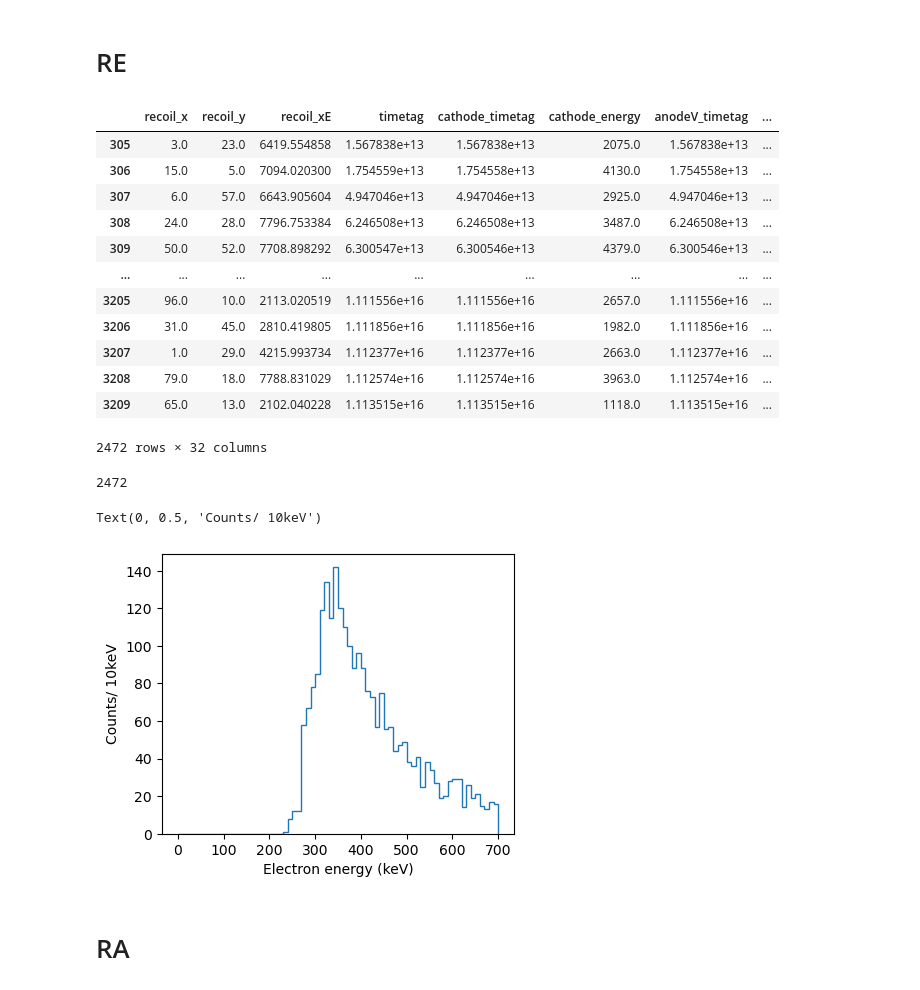
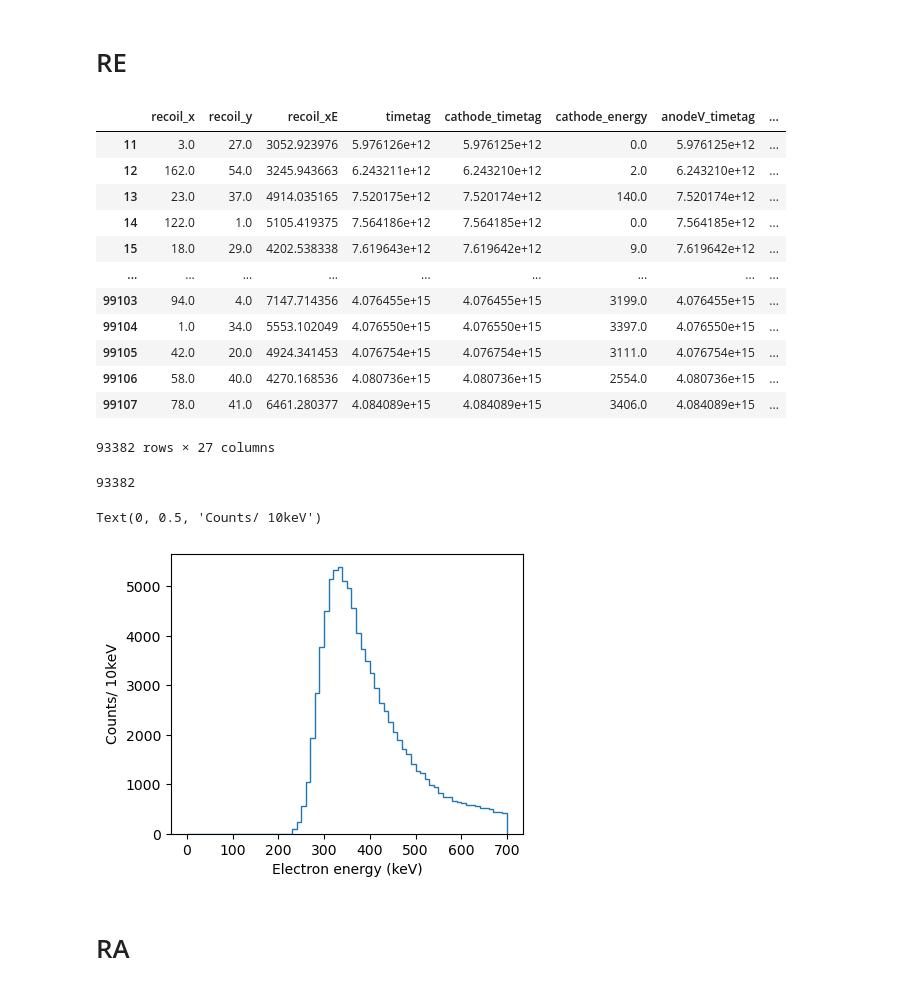
Before and after one commit to JChads4/ppac_code, a Jupyter notebook: analysis_notebook.ipynb, the cells around one changed output. Drawn from its saved outputs; the diff is of its cells as text; code cells hidden in the pictures.

```diff
--- a/analysis_notebook.ipynb
+++ b/analysis_notebook.ipynb
@@ -113,30 +118,30 @@ if len(df_REA) >0:
 # %%
 df = data["final_correlated"]
 df_RE = df[df["chain"] == "RE"]
 display(df_RE)
 print(len(df_RE))
 plt.figure(figsize=(10,8))
 plt.subplot(221)
-plt.hist(df_RE['electron_xE'], histtype='step',bins=70, range=(0,700))
+plt.hist(df_RE['electron1_xE'], histtype='step',bins=70, range=(0,700))
 plt.xlabel('Electron energy (keV)')
 plt.ylabel(r'Counts/ 10keV')
 # %% [output]
 |  | recoil_x | recoil_y | recoil_xE | timetag | cathode_timetag | cathode_energy | anodeV_timetag | ... |
-| 305 | 3.0 | 23.0 | 6419.554858 | 1.567838e+13 | 1.567838e+13 | 2075.0 | 1.567838e+13 | ... |
-| 306 | 15.0 | 5.0 | 7094.020300 | 1.754559e+13 | 1.754558e+13 | 4130.0 | 1.754558e+13 | ... |
-| 307 | 6.0 | 57.0 | 6643.905604 | 4.947046e+13 | 4.947046e+13 | 2925.0 | 4.947046e+13 | ... |
-| 308 | 24.0 | 28.0 | 7796.753384 | 6.246508e+13 | 6.246508e+13 | 3487.0 | 6.246508e+13 | ... |
-| 309 | 50.0 | 52.0 | 7708.898292 | 6.300547e+13 | 6.300546e+13 | 4379.0 | 6.300546e+13 | ... |
+| 11 | 3.0 | 27.0 | 3052.923976 | 5.976126e+12 | 5.976125e+12 | 0.0 | 5.976125e+12 | ... |
+| 12 | 162.0 | 54.0 | 3245.943663 | 6.243211e+12 | 6.243210e+12 | 2.0 | 6.243210e+12 | ... |
+| 13 | 23.0 | 37.0 | 4914.035165 | 7.520175e+12 | 7.520174e+12 | 140.0 | 7.520174e+12 | ... |
+| 14 | 122.0 | 1.0 | 5105.419375 | 7.564186e+12 | 7.564185e+12 | 0.0 | 7.564185e+12 | ... |
+| 15 | 18.0 | 29.0 | 4202.538338 | 7.619643e+12 | 7.619642e+12 | 9.0 | 7.619642e+12 | ... |
 | ... | ... | ... | ... | ... | ... | ... | ... | ... |
-| 3205 | 96.0 | 10.0 | 2113.020519 | 1.111556e+16 | 1.111556e+16 | 2657.0 | 1.111556e+16 | ... |
-| 3206 | 31.0 | 45.0 | 2810.419805 | 1.111856e+16 | 1.111856e+16 | 1982.0 | 1.111856e+16 | ... |
-| 3207 | 1.0 | 29.0 | 4215.993734 | 1.112377e+16 | 1.112377e+16 | 2663.0 | 1.112377e+16 | ... |
-| 3208 | 79.0 | 18.0 | 7788.831029 | 1.112574e+16 | 1.112574e+16 | 3963.0 | 1.112574e+16 | ... |
-| 3209 | 65.0 | 13.0 | 2102.040228 | 1.113515e+16 | 1.113515e+16 | 1118.0 | 1.113515e+16 | ... |
+| 99103 | 94.0 | 4.0 | 7147.714356 | 4.076455e+15 | 4.076455e+15 | 3199.0 | 4.076455e+15 | ... |
+| 99104 | 1.0 | 34.0 | 5553.102049 | 4.076550e+15 | 4.076550e+15 | 3397.0 | 4.076550e+15 | ... |
+| 99105 | 42.0 | 20.0 | 4924.341453 | 4.076754e+15 | 4.076754e+15 | 3111.0 | 4.076754e+15 | ... |
+| 99106 | 58.0 | 40.0 | 4270.168536 | 4.080736e+15 | 4.080736e+15 | 2554.0 | 4.080736e+15 | ... |
+| 99107 | 78.0 | 41.0 | 6461.280377 | 4.084089e+15 | 4.084089e+15 | 3406.0 | 4.084089e+15 | ... |
-2472 rows × 32 columns
+93382 rows × 27 columns
-2472
+93382
 Text(0, 0.5, 'Counts/ 10keV')
-[figure, old version]
+[figure, new version]
 # %% [markdown]
 # RA
 # %%
```
Also changed, not shown: parts of 22 cells of this notebook, 3 other files.
